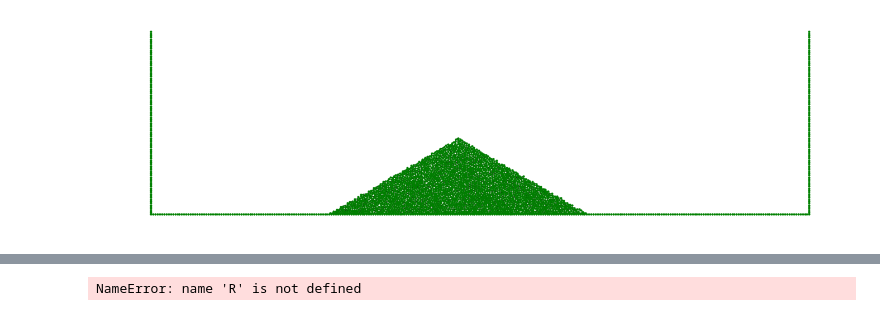
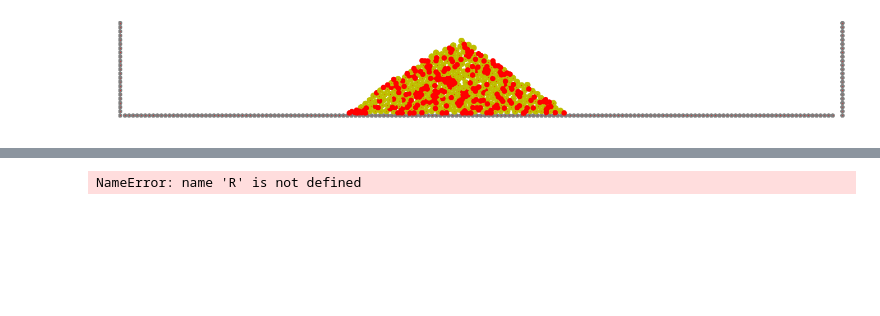
Before and after one commit to samthiele/ricepaper, a Jupyter notebook: test_notebooks/5 - Dykes.ipynb, the cells around one changed output, grey strips where cells are left out. Drawn from its saved outputs; the diff is of its cells as text; code cells hidden in the pictures; blank space fills up the shorter version.

```diff
--- a/test_notebooks/5 - Dykes.ipynb
+++ b/test_notebooks/5 - Dykes.ipynb
@@ -27,9 +26,8 @@ deleted += stepJ.cut(10000,-35)
-# %%
-#plot!
-plt.figure(figsize=(18,5))
-nx.draw(stepJ.G,stepJ.pos,node_size=10,node_color='g')
-# %% [output]
-[figure, removed]
+# %%
+#plot!
+pile.quickPlot()
+# %% [output]
+[figure, added]
 # %%
 #introduce dykes
 meanx = 7000
```
Also changed, not shown: parts of 8 cells of this notebook, 6 other files.
